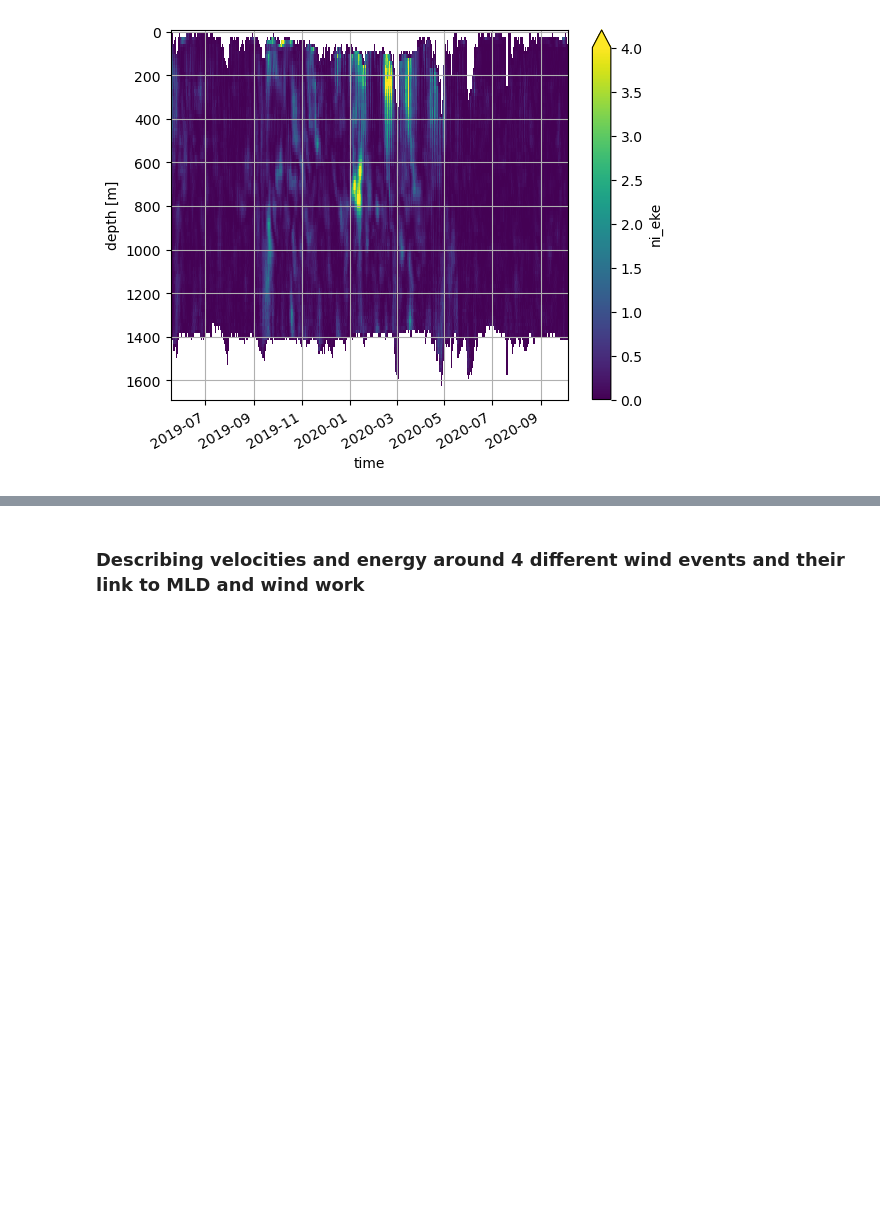
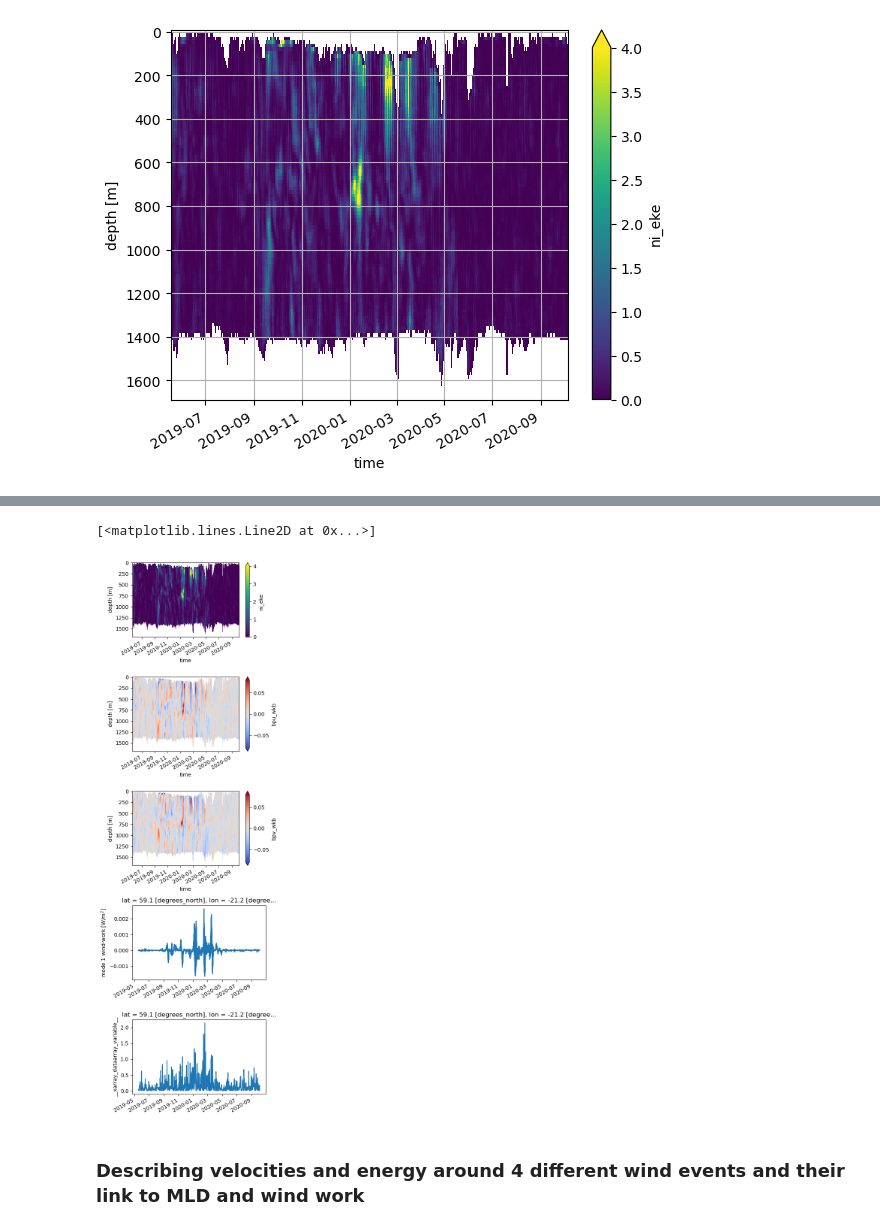
Before and after one commit to zcasparco/NIW, a Jupyter notebook: Data_overview/Zoom_wind_event.ipynb, the cells around one changed output, grey strips where cells are left out. Saved outputs shown, nothing was run; the diff lists cells and outputs as text; code cells hidden in the pictures; blank space fills up the shorter version.

```diff
--- a/Data_overview/Zoom_wind_event.ipynb
+++ b/Data_overview/Zoom_wind_event.ipynb
@@ -44,0 +24,4 @@ Data variables:
+# %%
+ds_filtered = sp.ni_bandpass_adcp(gridded)
+ds_filt,wkb = sp.calc_ni_eke(ds_filtered)
+ds_filt
@@ -95,3 +92,20 @@ mld_m1.plot()
+# %%
+fig = plt.figure(tight_layout=True,figsize=(5,15))
+gs = gridspec.GridSpec(5,2)
+ax = fig.add_subplot(gs[0,:])
+ds_filt.ni_eke.plot(ax=ax,y='z',yincrease=False,vmax=4)
+ax = fig.add_subplot(gs[1,:])
+ds_filt.bpu_wkb.plot(ax=ax,y='z',yincrease=False,vmax=0.08,cmap='coolwarm')
+ax = fig.add_subplot(gs[2,:])
+ds_filt.bpv_wkb.plot(ax=ax,y='z',yincrease=False,vmax=0.08,cmap='coolwarm')
+
+ax = fig.add_subplot(gs[3,:])
+wind_work['NISKINE M1 mode1 wind-work'].plot(ax=ax)
+ax = fig.add_subplot(gs[4,:])
+wind_stress.__xarray_dataarray_variable__.plot(ax=ax)
+# %% [output]
+[<matplotlib.lines.Line2D at 0x...>]
+[figure, added]
 # %% [markdown]
 ### Describing velocities and energy around 4 different wind events and their link to MLD and wind work
 # %%
```
Also changed, not shown: parts of 7 cells of this notebook, 3 other files.
